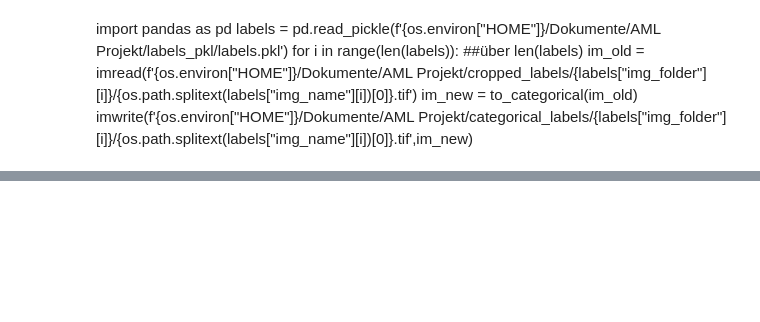
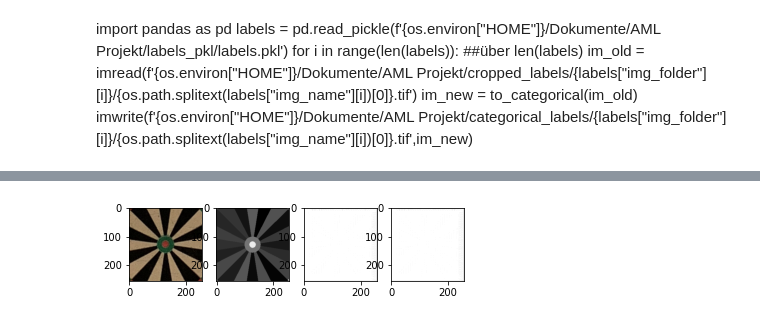
Before and after one commit to Soleer/deepdart_aml, a Jupyter notebook: U-Net.ipynb, the cells around one changed output, grey strips where cells are left out. Drawn from its saved outputs; the diff is of its cells as text; code cells hidden in the pictures; blank space fills up the shorter version.

```diff
--- a/U-Net.ipynb
+++ b/U-Net.ipynb
@@ -124,7 +128,7 @@ def NN_UNet():
     x = Norm()(x)
     l1 = LReLU(alpha= 0.01)(x)
 
-    x = Pool(pool_size= 2, strides= 2, padding='valid')(l1)
+    x = Pool(pool_size=2, strides= 2, padding='valid')(l1)
 
     x = Conv2D(64,3,padding='same')(x)
     x = Norm()(x)
@@ -153,7 +157,7 @@ def NN_UNet():
     x = Conv2D(256,3,padding='same')(x)
     x = Norm()(x)
     l4 = LReLU(alpha= 0.01)(x)
-    '''
+
     x = Pool(pool_size= 2, strides= 2, padding='valid')(l4)
 
     #Bottleneck
@@ -176,9 +180,9 @@ def NN_UNet():
     x = Conv2D(256,3,padding='same')(x)
     x = Norm()(x)
     x = LReLU(alpha= 0.01)(x)
-    '''
 
-    x = Conv2DTranspose(128,3,2,padding='same')(l4)
+
+    x = Conv2DTranspose(128,3,2,padding='same')(x)
     x = concatenate([x,l3])
 
     x = Conv2D(128,3,padding='same')(x)
@@ -241,12 +245,3 @@ Total params: 2,147,692
 Trainable params: 2,144,876
 Non-trainable params: 2,816
 __________________________________________________________________________________________________
-# %%
-UNet.compile(
-    loss = keras.losses.CategoricalCrossentropy(),
-    optimizer = optimizer,
-    metrics=["accuracy"]
-)
-
-history = UNet.fit(x=x_train,y=y_train,batch_size=batch_size,epochs=epochs,verbose=1,validation_data=(x_val,y_val))
-#test_scores = model.evaluate(x_test,y_test,verbose=2)
@@ -293,0 +308,10 @@ array([[[0., 0., 0., ..., 0., 0., 0.],
+# %%
+train = UNet.predict(x_train)[0]
+train = np.argmax(train,axis=2)
+for i, score in enumerate(scores):
+    train[train==i] = score
+
+test = UNet.predict(x_val)[0]
+test = np.argmax(test,axis=2)
+for i, score in enumerate(scores):
+    test[test==i] = score
@@ -294,3 +321,13 @@ array([[[0., 0., 0., ..., 0., 0., 0.],
+# %%
+fig, axs = plt.subplots(1,4)
+axs[0].imshow(plt.imread('/home/jacob-relle/Dokumente/AML Projekt/cropped_images/800/d1_02_04_2020/IMG_1081.JPG')[400-128:400+128,400-128:400+128])
+axs[1].imshow(np.dot(y_train[0],scores),cmap='gray')
+axs[2].imshow(train,cmap='gray')
+axs[3].imshow(test,cmap='gray')
+plt.show()
+plt.imsave('test.png',train,cmap='gray')
+# %% [output]
+[figure, added]
 # %%
 import pandas as pd
 import os
```
Also changed, not shown: parts of 11 cells of this notebook.
